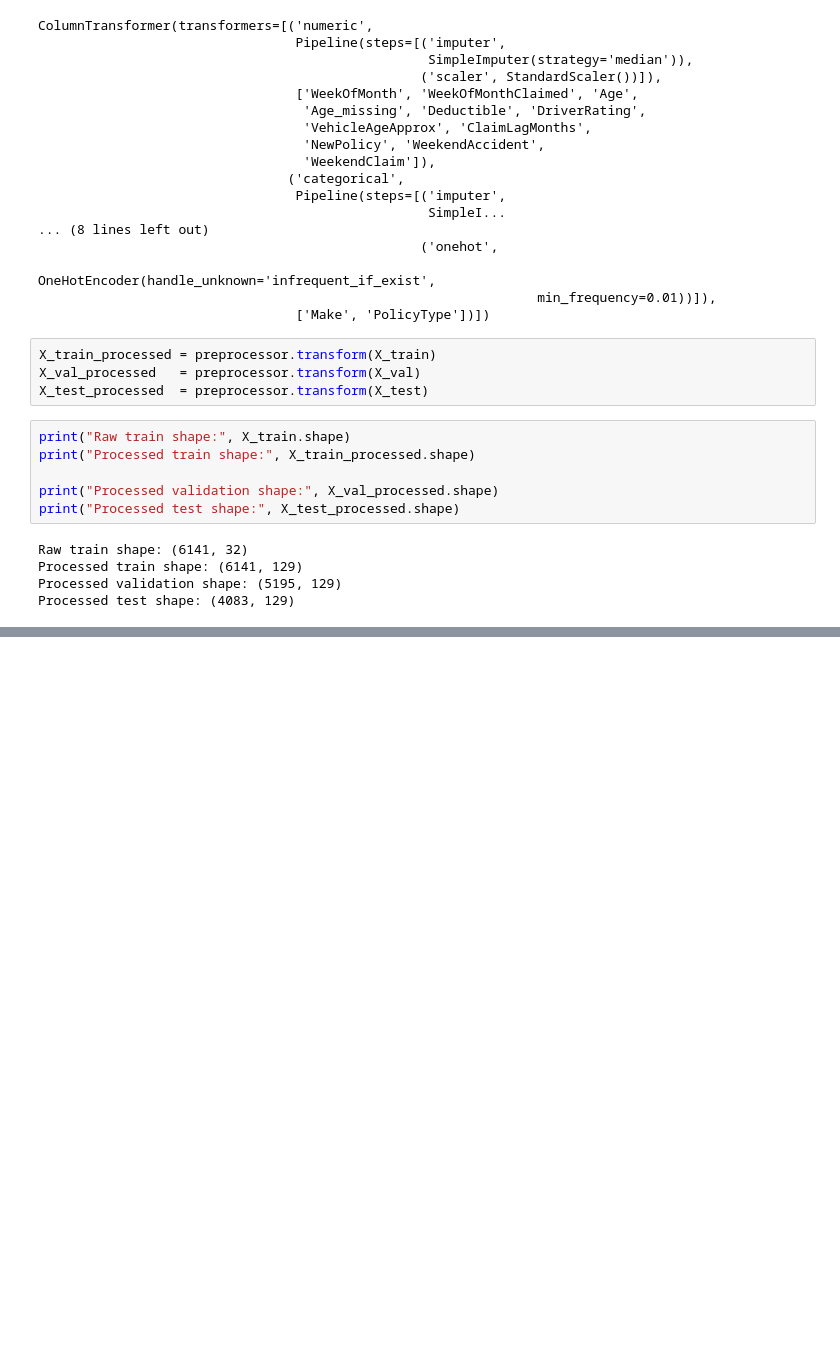
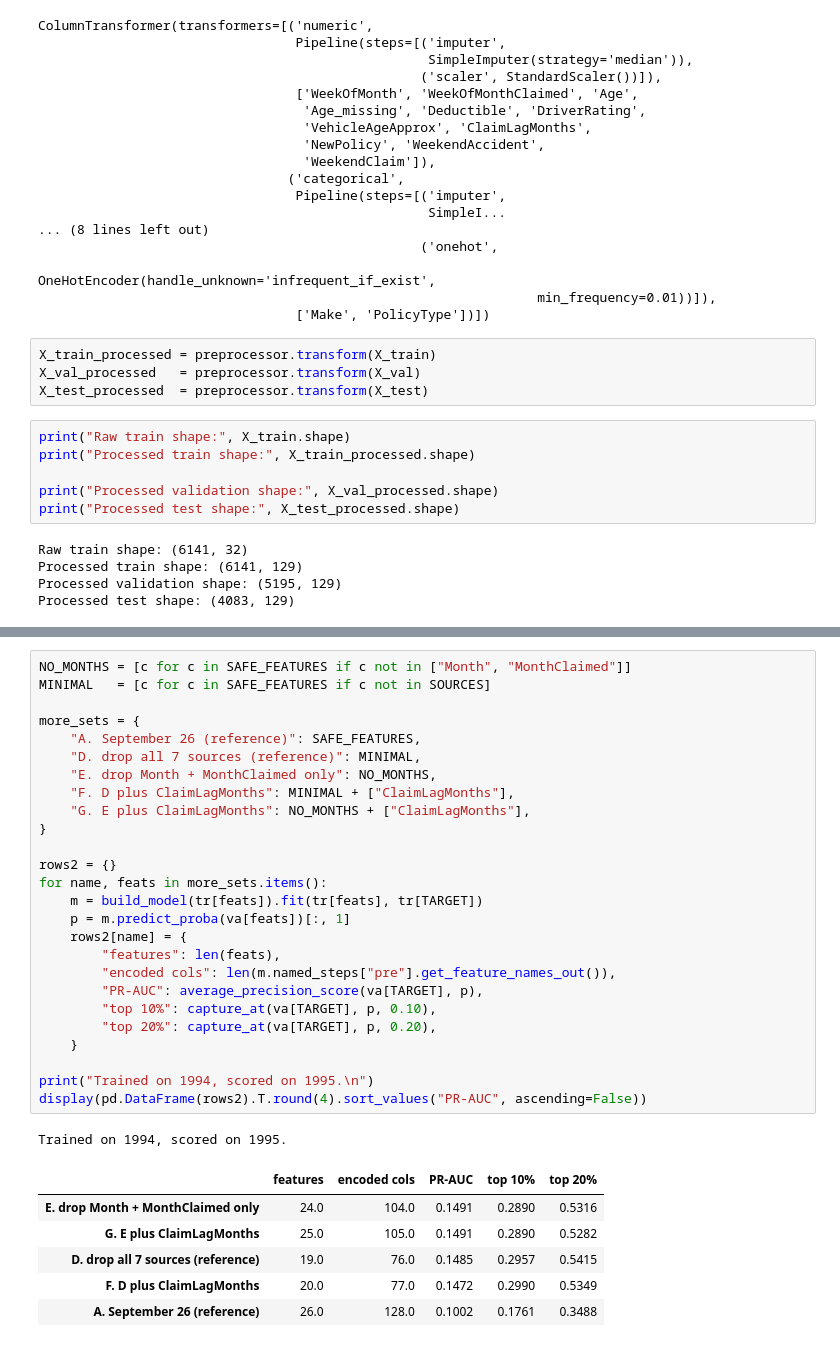
Before and after one commit to Break-Through-Tech/LexisNexis-1A-detecting-fraudulent-insurance-claims, a Jupyter notebook: notebooks/LexisNexis1A_M2_Task1.ipynb, the cells around one changed output, grey strips where cells are left out. Saved outputs shown, nothing was run; the diff lists cells and outputs as text; blank space fills up the shorter version.

```diff
--- a/notebooks/LexisNexis1A_M2_Task1.ipynb
+++ b/notebooks/LexisNexis1A_M2_Task1.ipynb
@@ -263,0 +436,34 @@ array(['numeric__WeekOfMonth', 'numeric__WeekOfMonthClaimed',
+# %%
+NO_MONTHS = [c for c in SAFE_FEATURES if c not in ["Month", "MonthClaimed"]]
+MINIMAL   = [c for c in SAFE_FEATURES if c not in SOURCES]
+
+more_sets = {
+    "A. September 26 (reference)": SAFE_FEATURES,
+    "D. drop all 7 sources (reference)": MINIMAL,
+    "E. drop Month + MonthClaimed only": NO_MONTHS,
+    "F. D plus ClaimLagMonths": MINIMAL + ["ClaimLagMonths"],
+    "G. E plus ClaimLagMonths": NO_MONTHS + ["ClaimLagMonths"],
+}
+
+rows2 = {}
+for name, feats in more_sets.items():
+    m = build_model(tr[feats]).fit(tr[feats], tr[TARGET])
+    p = m.predict_proba(va[feats])[:, 1]
+    rows2[name] = {
+        "features": len(feats),
+        "encoded cols": len(m.named_steps["pre"].get_feature_names_out()),
+        "PR-AUC": average_precision_score(va[TARGET], p),
+        "top 10%": capture_at(va[TARGET], p, 0.10),
+        "top 20%": capture_at(va[TARGET], p, 0.20),
+    }
+
+print("Trained on 1994, scored on 1995.\n")
+display(pd.DataFrame(rows2).T.round(4).sort_values("PR-AUC", ascending=False))
+# %% [output]
+Trained on 1994, scored on 1995.
+|  | features | encoded cols | PR-AUC | top 10% | top 20% |
+| E. drop Month + MonthClaimed only | 24.0 | 104.0 | 0.1491 | 0.2890 | 0.5316 |
+| G. E plus ClaimLagMonths | 25.0 | 105.0 | 0.1491 | 0.2890 | 0.5282 |
+| D. drop all 7 sources (reference) | 19.0 | 76.0 | 0.1485 | 0.2957 | 0.5415 |
+| F. D plus ClaimLagMonths | 20.0 | 77.0 | 0.1472 | 0.2990 | 0.5349 |
+| A. September 26 (reference) | 26.0 | 128.0 | 0.1002 | 0.1761 | 0.3488 |
```
Also changed, not shown: parts of 9 cells of this notebook.
